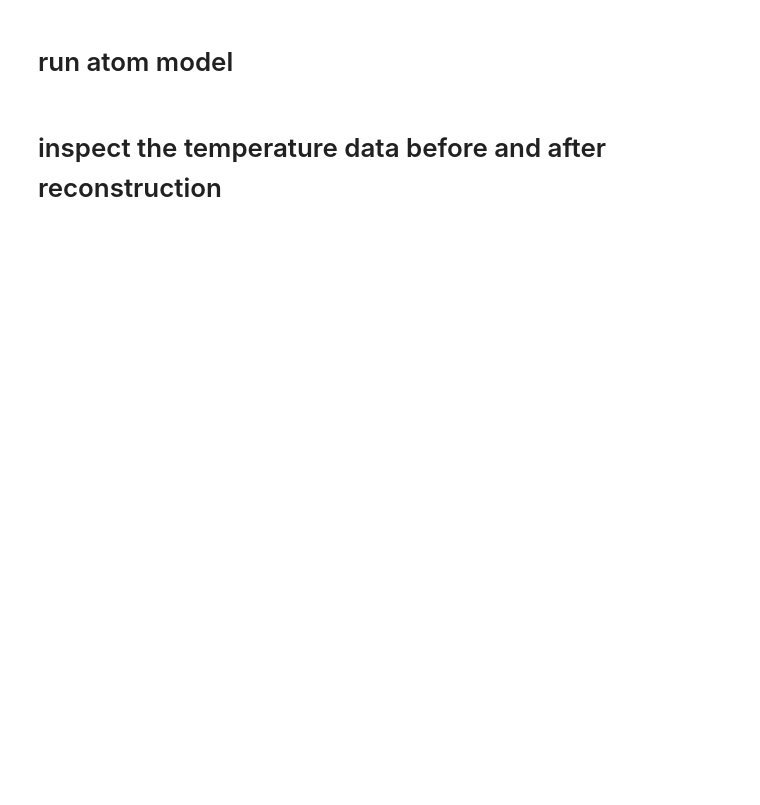
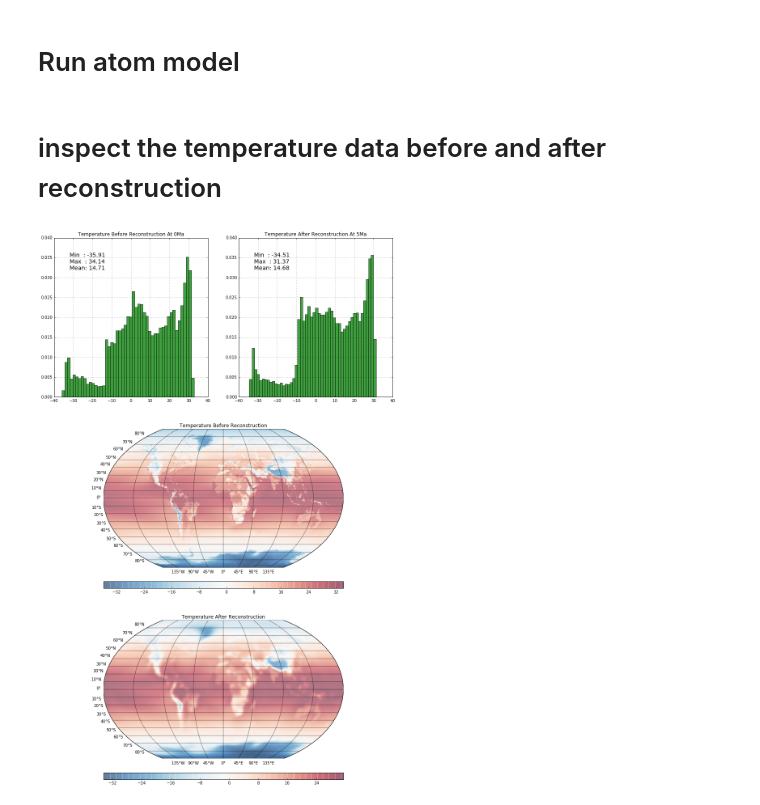
Before and after one commit to atom-model/ATOM, a Jupyter notebook: benchmark/Temperature.ipynb, the cells around one changed output. Drawn from its saved outputs; the diff is of its cells as text; code cells hidden in the pictures; blank space fills up the shorter version.

```diff
--- a/benchmark/Temperature.ipynb
+++ b/benchmark/Temperature.ipynb
@@ -1,5 +1,5 @@
 # %% [markdown]
-# run atom model
+# Run atom model
 # %%
 import os
 import numpy as np
@@ -105,12 +105,12 @@ def calculate_spherical_mean(values, latitudes):
         count+=n*l
     return count/np.sum(lat_c)
 
-plt.figure(figsize=(15, 16))
+plt.figure(figsize=(15, 24))
 
 #
 # histgram for the data before reconstruction
 #
-plt.subplot2grid((2,2),(0,0))
+plt.subplot2grid((3,2),(0,0))
 adata = np.loadtxt('./output/[{0}Ma_Golonka.xyz]_PlotData_Atm.xyz'.format(0), skiprows=1)
 data = adata[:,6]
 data = data[~np.isnan(data)]
@@ -133,39 +133,61 @@ plt.grid(True)
 #
 # histgram for the data after reconstruction
 #
-plt.subplot2grid((2,2),(0,1))
+plt.subplot2grid((3,2),(0,1))
 all_data = np.genfromtxt('./output/{0}Ma_Reconstructed_Temperature.xyz'.format(5))
 st = all_data[:,2]
 
 t_min = np.nanmin(st)
 t_max = np.nanmax(st)
 t_mean = calculate_spherical_mean(st, all_data[:,1])
 label_str = 'Min  : {0:.2f}\nMax  : {1:.2f}\nMean: {2:.2f}'.format(t_min, t_max, t_mean)
 
 n, bins, patches = plt.hist(st, 50, normed=1, facecolor='g', alpha=0.75)
 plt.text(0.1, .8, label_str, fontsize=14, transform=plt.gca().transAxes)
 #print plt.axis()
 plt.title("Temperature After Reconstruction At 5Ma")
 plt.grid(True)
 #plt.show()
 
 
 #
-# Draw the temperature difference before and after reconstruction
+# Draw the temperature maps before and after reconstruction
 #
-plt.subplot2grid((2,2),(1,0),colspan=2)
+plt.subplot2grid((3,2),(1,0),colspan=2)
 
-z = st - data
+#z = st - data
+z = data
 
 m = Basemap(llcrnrlon=-180,llcrnrlat=-90,urcrnrlon=180,urcrnrlat=90,projection='kav7', lon_0=0)
 xi, yi = m(all_data[:,0], all_data[:,1])
 
-cs = m.scatter(xi, yi, c=z, marker='.',cmap='RdBu_r', alpha=0.5, lw=0,vmin=-4,vmax=4)
+cs = m.scatter(xi, yi, c=z, marker='.',cmap='RdBu_r', alpha=0.5, lw=0 )
 
 m.drawparallels(np.arange(-90., 90., 10.), labels=[1,0,0,0], fontsize=10)
 m.drawmeridians(np.arange(-180., 180., 45.), labels=[0,0,0,1], fontsize=10)
 #m.drawcoastlines()
 
 cbar = m.colorbar(cs, location='bottom', pad="10%")
-plt.title("Temperature Difference Before And After Reconstruction")
+plt.title("Temperature Before Reconstruction")
+
+
+plt.subplot2grid((3,2),(2,0),colspan=2)
+
+#z = st - data
+z = st
+
+m = Basemap(llcrnrlon=-180,llcrnrlat=-90,urcrnrlon=180,urcrnrlat=90,projection='kav7', lon_0=0)
+xi, yi = m(all_data[:,0], all_data[:,1])
+
+cs = m.scatter(xi, yi, c=z, marker='.',cmap='RdBu_r', alpha=0.5, lw=0 )
+
+m.drawparallels(np.arange(-90., 90., 10.), labels=[1,0,0,0], fontsize=10)
+m.drawmeridians(np.arange(-180., 180., 45.), labels=[0,0,0,1], fontsize=10)
+#m.drawcoastlines()
+
+cbar = m.colorbar(cs, location='bottom', pad="10%")
+plt.title("Temperature After Reconstruction")
+
 plt.show()
+# %% [output]
+[figure, added]
```
Also changed, not shown: 7 other files.
